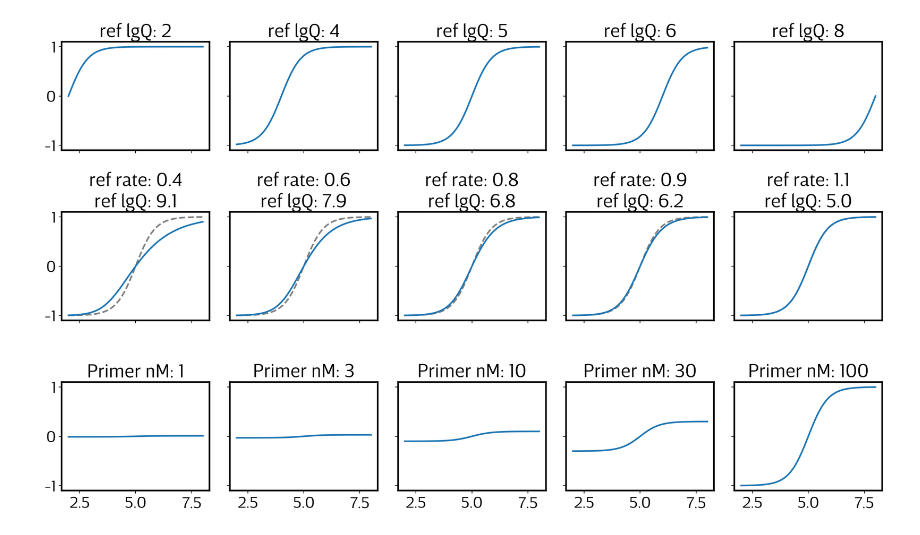
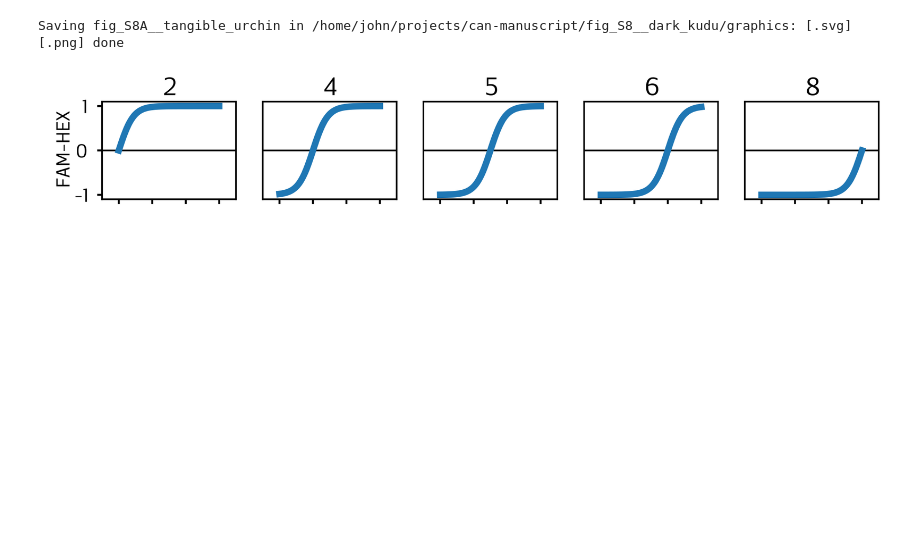
Before and after one commit to JohnGoertz/can-manuscript, a Jupyter notebook: fig_S8__dark_kudu/code/fig_S8__dark_kudu__ODE_Model_bipartite_tuning.ipynb, the cells around one changed output. Cells and saved outputs as stored; diff of their text form; code cells hidden in the pictures; blank space fills up the shorter version.

Commit message:
Finalize S8 dark_kudu figures

```diff
--- a/fig_S8__dark_kudu/code/fig_S8__dark_kudu__ODE_Model_bipartite_tuning.ipynb
+++ b/fig_S8__dark_kudu/code/fig_S8__dark_kudu__ODE_Model_bipartite_tuning.ipynb
@@ -45,6 +107,7 @@ rxn_b = can.models.CAN(
 rxn_b.n_cycles = 50
 rxn_b.compile()
 
+rxn_b.norm.nM = 100
 
 def sym_bipartite(
     ref_rate,
@@ -56,80 +119,40 @@ def sym_bipartite(
     ref_drift=0,
     wt_drift=0,
 ):
 
     rxn_b.oligo("WT").rate = wt_rate
     rxn_b.oligo("REF").rate = ref_rate
 
     rxn_b.oligo("WT").drift = wt_drift
     rxn_b.oligo("REF").drift = ref_drift
 
     rxn_b.oligo("REF").copies = 10**ref_lgQ
 
     wt_lgQ = np.linspace(wt_start, wt_end, n_points)
 
     arrays = [wt_lgQ]
     grids = jnp.meshgrid(*arrays)
     pts = jnp.vstack([grid.ravel() for grid in grids]).T
 
     rxn_b.sweep_setup = arrays, grids, pts, rxn_b.INT_idxs
     sol = rxn_b.solution_sweep()
     return wt_lgQ, sol
 
 
-axs = plt.subplots(3, 5, figsize=(15, 9), sharex=True, sharey=True)[1]
+fig, axs = plt.subplots(1, 5, figsize=figsize, sharex=True, sharey=True)
 
-row = axs[0]
 ref_rate = 0.9
 
-for ax, ref_lgQ in zip(row, [2, 4, 5, 6, 8]):
+for ax, ref_lgQ in zip(axs, [2, 4, 5, 6, 8]):
     wt_lgQ, sol = sym_bipartite(ref_rate=ref_rate, ref_lgQ=ref_lgQ)
-    ax.plot(wt_lgQ, sol)
-    ax.set_title(f"ref lgQ: {ref_lgQ}")
+    ax.plot(wt_lgQ, sol, lw=2)
+    ax.set_title(ref_lgQ, fontsize=titlesize, pad=2)
 
-row = axs[1]
-ref_lg = 5.0
+# plt.suptitle("Competitor Concentration (log10 copies)", fontsize=labelsize + 4, y=1.0)
 
-
-
-def ref_lgQ_loss(ref_lgQ, ref_rate=0.9, wt_rate=1.1, wt_lgQ=5.0):
-
-    rxn_b.oligo("WT").rate = wt_rate
-    rxn_b.oligo("REF").rate = ref_rate
-    rxn_b.oligo("WT").drift = 0
-    rxn_b.oligo("REF").drift = 0
-    rxn_b.oligo("REF").copies = 10**ref_lgQ
-    rxn_b.oligo("WT").copies = 10**wt_lgQ
-
-    rxn_b.setup_solution_sweep(rng=[wt_lgQ, wt_lgQ], res=1)
-    rxn_b.sweep_setup
-    loss = np.array(rxn_b.solution_sweep())[0] ** 2
-
-    return loss
-
-from scipy.optimize import minimize_scalar
-
-_, mid_sol = wt_lgQ, sol = sym_bipartite(wt_rate=1.1, ref_rate=1.1, ref_lgQ=5.0)
-for ax, rate, ref_lgQ in zip(row, [0.4, 0.6, 0.8, 0.9, 1.1], [6.5, 6.0, 5, 4, 3]):
-    ref_lgQ = minimize_scalar(
-        ref_lgQ_loss, args=(rate, 1.1), bounds=(-1, 11), method="bounded"
-    ).x
-    wt_lgQ, sol = sym_bipartite(wt_rate=1.1, ref_rate=rate, ref_lgQ=ref_lgQ)
-    ax.plot(wt_lgQ, mid_sol, ls="--", color="gray")
-    ax.plot(wt_lgQ, sol)
-    ax.set_title(f"ref rate: {rate}\nref lgQ: {ref_lgQ:.1f}")
-
-row = axs[2]
-ref_lgQ = 5.0
-ref_rate = 0.8
-wt_rate = 0.8
-for ax, nM in zip(row, [1, 3, 10, 30, 100]):
-    rxn_b.primer_nMs = [nM, nM]
-    wt_lgQ, sol = sym_bipartite(
-        wt_rate=wt_rate, ref_rate=ref_rate, ref_lgQ=ref_lgQ,
-    )
-    ax.plot(wt_lgQ, sol)
-    ax.set_title(f"Primer nM: {nM}")
-
-plt.tight_layout()
+format_figure(fig, axs)
+# plt.tight_layout()
+savefig(plt.gcf(), "tangible_urchin")
 # %% [output]
+Saving fig_S8A__tangible_urchin in /home/john/projects/can-manuscript/fig_S8__dark_kudu/graphics: [.svg] [.png] done
-[figure, old version]
+[figure, new version]
```
Also changed, not shown: parts of 5 cells of this notebook, 7 other files.
